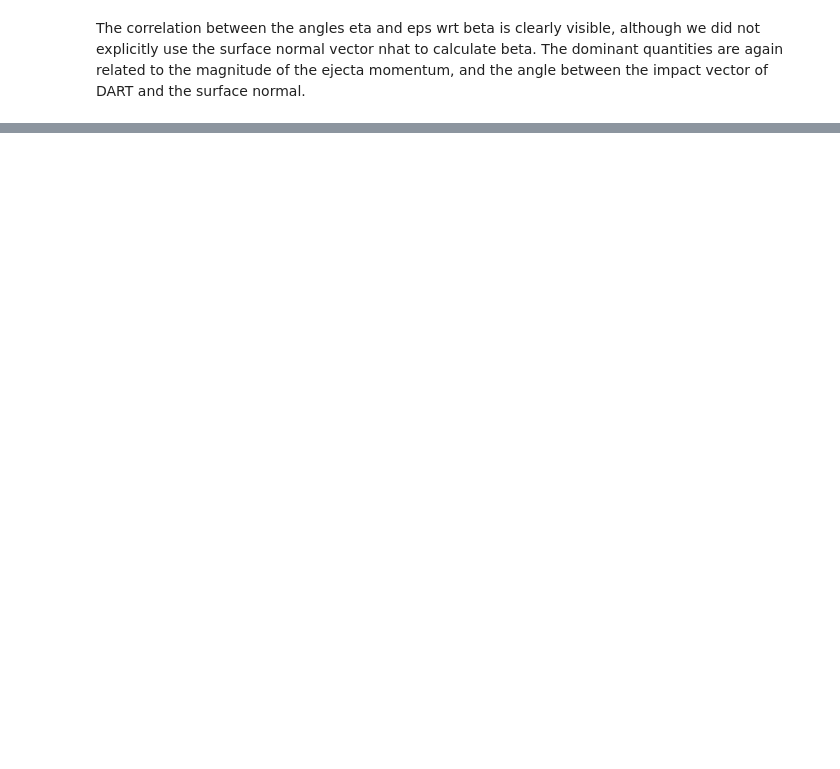
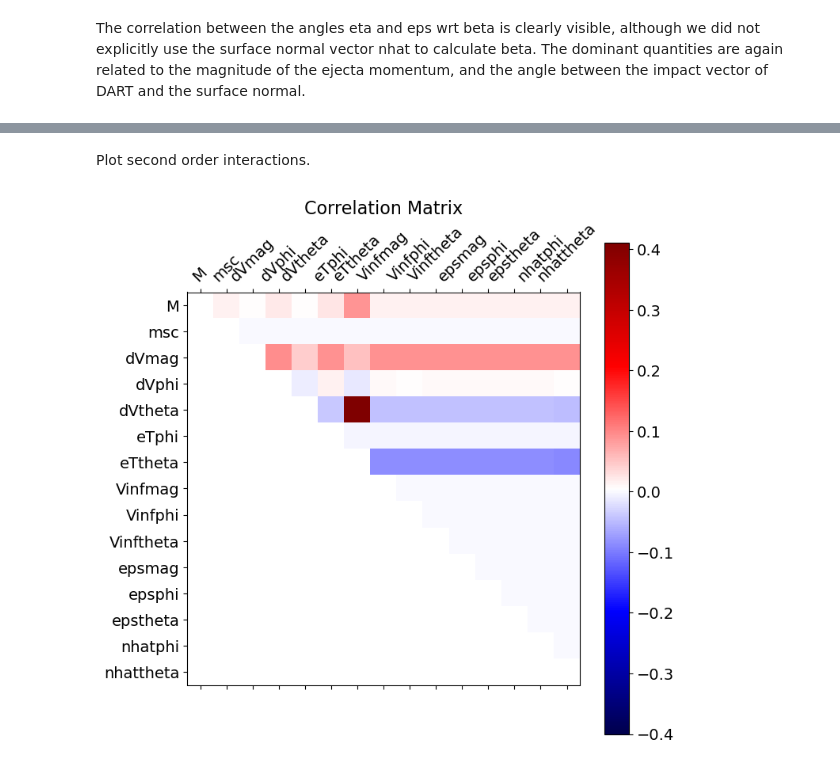
Before and after one commit to eggls6/sobol_sensitivity, a Jupyter notebook: beta_sobol.ipynb, the cells around one changed output, grey strips where cells are left out. Saved outputs shown, nothing was run; the diff lists cells and outputs as text; code cells hidden in the pictures; blank space fills up the shorter version.

```diff
--- a/beta_sobol.ipynb
+++ b/beta_sobol.ipynb
@@ -130,0 +130,34 @@ The correlation between the angles eta and eps wrt beta is clearly visible, alth
+# %%
+def beta2(M,msc,dVm,dVphi,dVtheta,eTphi,eTtheta,Vinfm,Vinfphi,Vinftheta,epsm,epsphi,epstheta,nhatphi,nhattheta):
+
+    """Momentum enhancement according (Eq. 3) in the DART Beta Memo (2020). See also (Eq. 1) Rivkin et al. (2021)
+
+    M      ... [float, kg] mass of Dimorphos
+    msc    ... [float, kg] mass of DART spacecraft (dry + fuel remnants)
+    dV     ... [4 x float, m/s] lenght and direction of delta V of Dimorphos
+    eT     ... [3 x float] unit vector along track Dimorphos' velocity vector
+    Vinf   ... [4 x float, m/s] incoming relative velocity of DART wrt to Dimorphos
+    eps    ... [4 x float] vector of ejecta momentum orthogonal to surface normal (small)
+    nhat   ... [3 x float] surface normal unit vector of impact surface element
+
+    Vinfn  ... [float, m/s] projection of relative velocity vector between Dimorphos and DART onto surface normal nhat
+    Vinfon ... [3 x float, m/s] othogonal component of relative velocity vector between Dimophos and DART, Vinfon = Vinf - Vinfn*nhat
+     """
+
+    dot = vectordot
+    array = np.array
+
+    dV = spherical2xyz(dVm,dVphi,dVtheta)
+    eT = spherical2xyz(1,eTphi,eTtheta)
+    nhat = spherical2xyz(1,nhatphi,nhattheta)
+    eps = spherical2xyz(epsm,epsphi,epstheta)
+    Vinf = spherical2xyz(Vinfm,Vinfphi,Vinftheta)
+
+    # print (dot(eps,nhat))
+    Vinfn = dot(Vinf,nhat)
+    print(Vinf[0:4,:])
+    Vinfon = Vinf - vectorresize(Vinfn,nhat)
+
+    beta = M/msc*dot(dV,eT) - dot(Vinfon,eT)+Vinfn*dot(eps,eT)/(Vinfn*dot(nhat,eT)+Vinfn*dot(eps,eT))
+
+    return beta
@@ -130,0 +264,12 @@ The correlation between the angles eta and eps wrt beta is clearly visible, alth
+# %% [markdown]
+Plot second order interactions.
+# %%
+f = plt.figure(dpi=100,figsize=(8, 8))
+plt.matshow(Si['S2'], fignum=f.number,cmap=plt.get_cmap('seismic'),vmin=-0.4, vmax=.41)
+cb = plt.colorbar()
+cb.ax.tick_params(labelsize=14)
+plt.xticks(range(len(problem['names'])), problem['names'], fontsize=14, rotation=45)
+plt.yticks(range(len(problem['names'])),problem['names'], fontsize=14)
+plt.title('Correlation Matrix', fontsize=16);
+# %% [output]
+[figure, added]
```
Also changed, not shown: parts of 12 cells of this notebook.
